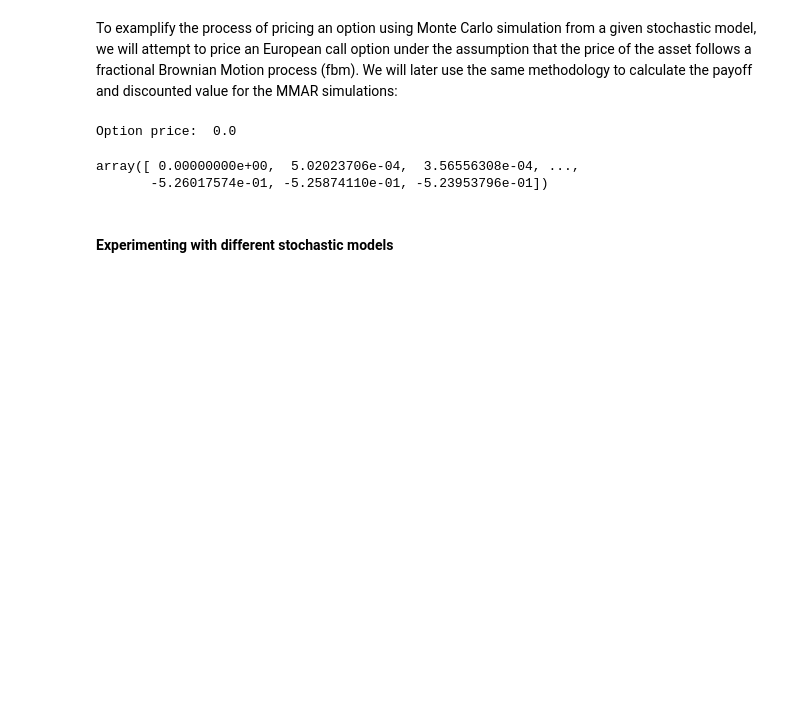
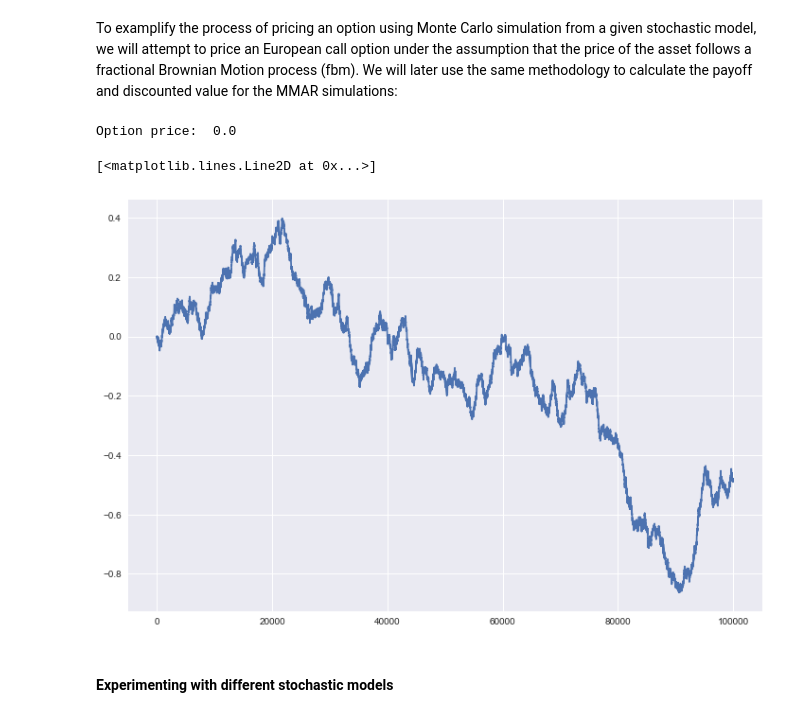
Before and after one commit to zucchero-fern/wqu_capstone_g3630, a Jupyter notebook: capstone_submission_6.ipynb, the cells around one changed output. Drawn from its saved outputs; the diff is of its cells as text; code cells hidden in the pictures; blank space fills up the shorter version.

```diff
--- a/capstone_submission_6.ipynb
+++ b/capstone_submission_6.ipynb
@@ -147,8 +181,9 @@ Option price:  0.0
 # %%
-fbm_sample
+plt.figure(figsize=(12, 8))
+plt.plot(fbm_sample)
 # %% [output]
-array([ 0.00000000e+00,  5.02023706e-04,  3.56556308e-04, ...,
-       -5.26017574e-01, -5.25874110e-01, -5.23953796e-01])
+[<matplotlib.lines.Line2D at 0x...>]
+[figure, added]
 # %% [markdown]
 #### Experimenting with different stochastic models
 # %% [markdown]
```
Also changed, not shown: parts of 21 cells of this notebook.
